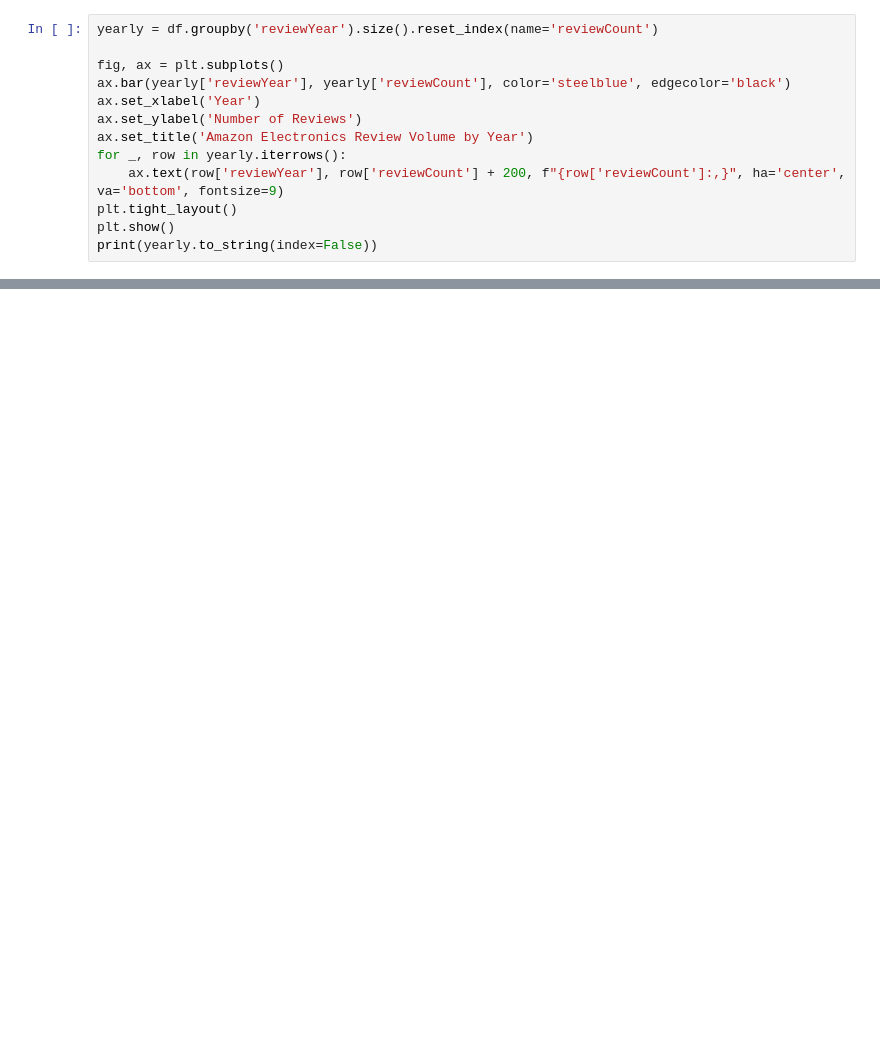
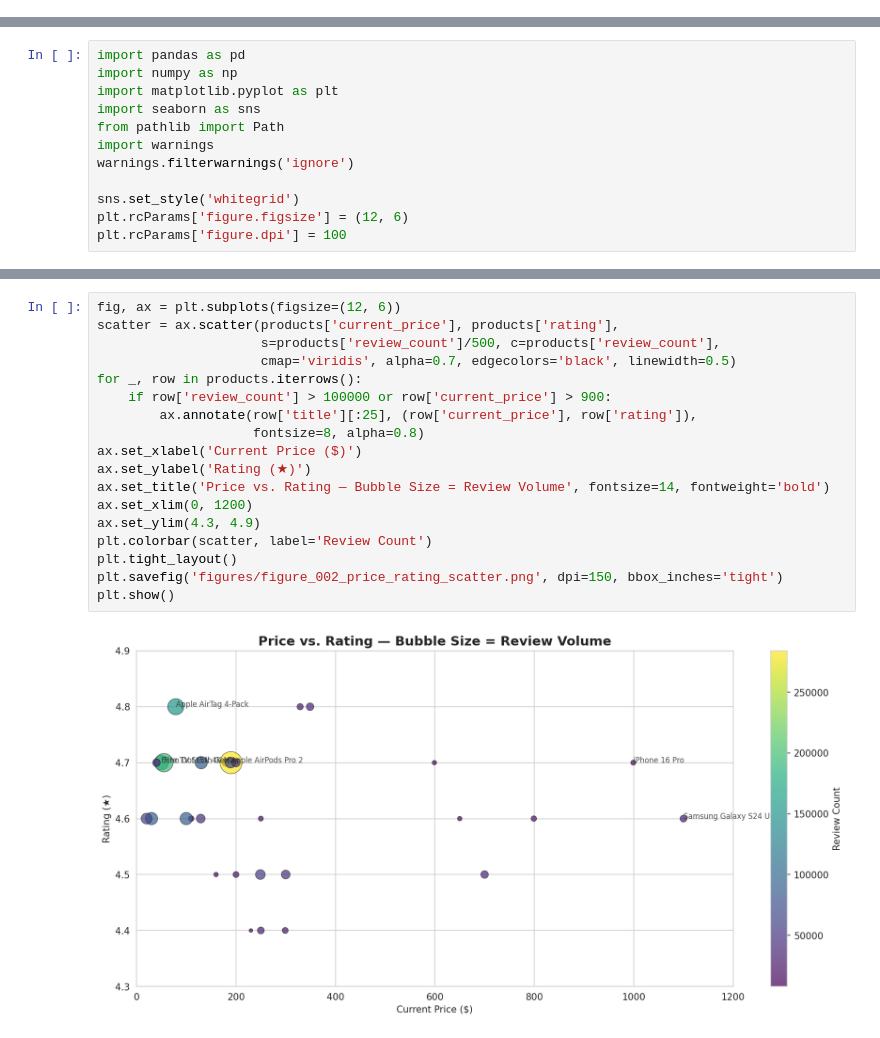
Before and after one commit to gosidehustlesisi/sierra-business-intelligence, a Jupyter notebook: projects/amazon-product-customer-intelligence/notebooks/01_exploratory_analysis.ipynb, the cells around one changed output, grey strips where cells are left out. Cells and saved outputs as stored; diff of their text form; blank space fills up the shorter version.

Commit message:
Amazon: live Keepa API price intelligence + hybrid notebooks 02-03; Google Trends: refresh 2026-05-17

```diff
--- a/projects/amazon-product-customer-intelligence/notebooks/01_exploratory_analysis.ipynb
+++ b/projects/amazon-product-customer-intelligence/notebooks/01_exploratory_analysis.ipynb
@@ -34,13 +0,0 @@ print(f'Unique reviewers: {df.reviewerID.nunique():,}')
-# %%
-yearly = df.groupby('reviewYear').size().reset_index(name='reviewCount')
-
-fig, ax = plt.subplots()
-ax.bar(yearly['reviewYear'], yearly['reviewCount'], color='steelblue', edgecolor='black')
-ax.set_xlabel('Year')
-ax.set_ylabel('Number of Reviews')
-ax.set_title('Amazon Electronics Review Volume by Year')
-for _, row in yearly.iterrows():
-    ax.text(row['reviewYear'], row['reviewCount'] + 200, f"{row['reviewCount']:,}", ha='center', va='bottom', fontsize=9)
-plt.tight_layout()
-plt.show()
-print(yearly.to_string(index=False))
@@ -143,0 +9,12 @@ print(f'Mean review length: {df.reviewLength.mean():.0f} chars')
+# %%
+import pandas as pd
+import numpy as np
+import matplotlib.pyplot as plt
+import seaborn as sns
+from pathlib import Path
+import warnings
+warnings.filterwarnings('ignore')
+
+sns.set_style('whitegrid')
+plt.rcParams['figure.figsize'] = (12, 6)
+plt.rcParams['figure.dpi'] = 100
@@ -143,0 +88,20 @@ print(f'Mean review length: {df.reviewLength.mean():.0f} chars')
+# %%
+fig, ax = plt.subplots(figsize=(12, 6))
+scatter = ax.scatter(products['current_price'], products['rating'],
+                     s=products['review_count']/500, c=products['review_count'],
+                     cmap='viridis', alpha=0.7, edgecolors='black', linewidth=0.5)
+for _, row in products.iterrows():
+    if row['review_count'] > 100000 or row['current_price'] > 900:
+        ax.annotate(row['title'][:25], (row['current_price'], row['rating']),
+                    fontsize=8, alpha=0.8)
+ax.set_xlabel('Current Price ($)')
+ax.set_ylabel('Rating (★)')
+ax.set_title('Price vs. Rating — Bubble Size = Review Volume', fontsize=14, fontweight='bold')
+ax.set_xlim(0, 1200)
+ax.set_ylim(4.3, 4.9)
+plt.colorbar(scatter, label='Review Count')
+plt.tight_layout()
+plt.savefig('figures/figure_002_price_rating_scatter.png', dpi=150, bbox_inches='tight')
+plt.show()
+# %% [output]
+[figure, added]
```
Also changed, not shown: parts of 19 cells of this notebook, 48 other files.
